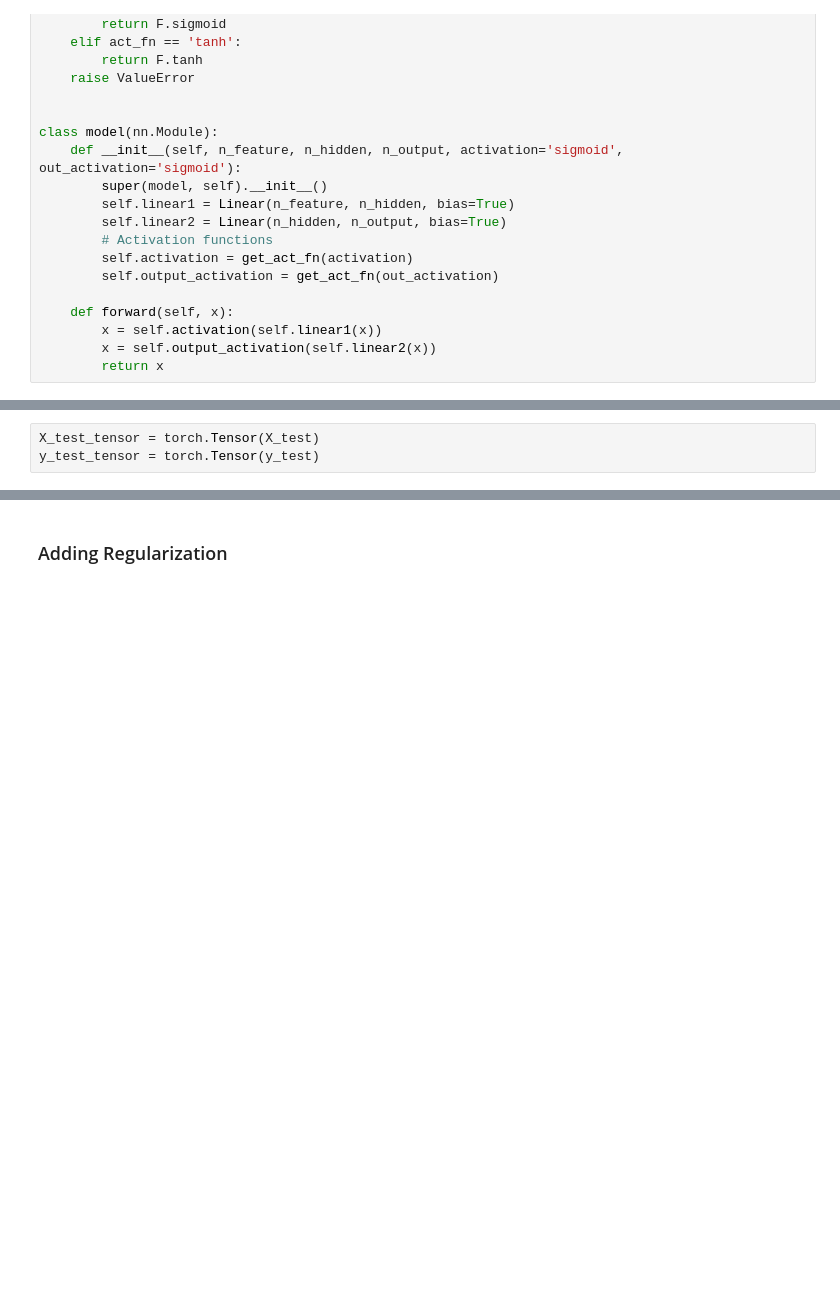
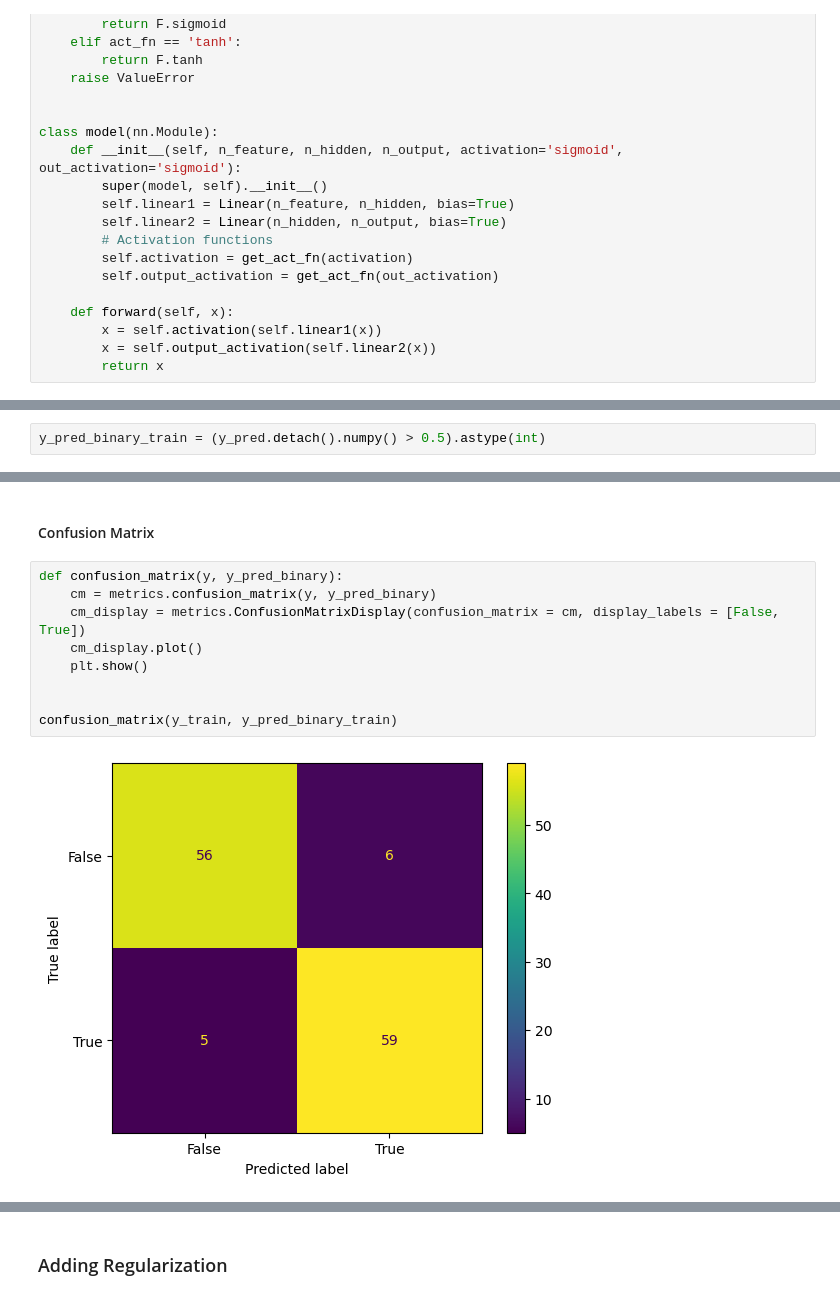
Before and after one commit to thuvu17/ml-train-heart-attack, a Jupyter notebook: heart_attack_NN.ipynb, the cells around one changed output, grey strips where cells are left out. Saved outputs shown, nothing was run; the diff lists cells and outputs as text; blank space fills up the shorter version.

```diff
--- a/heart_attack_NN.ipynb
+++ b/heart_attack_NN.ipynb
@@ -144,0 +172,2 @@ for epoch in range(10000):
+# %%
+y_pred_binary_train = (y_pred.detach().numpy() > 0.5).astype(int)
@@ -153,3 +207,13 @@ plt.show()
-# %%
-X_test_tensor = torch.Tensor(X_test)
-y_test_tensor = torch.Tensor(y_test)
+# %% [markdown]
+#### Confusion Matrix
+# %%
+def confusion_matrix(y, y_pred_binary):
+    cm = metrics.confusion_matrix(y, y_pred_binary)
+    cm_display = metrics.ConfusionMatrixDisplay(confusion_matrix = cm, display_labels = [False, True])
+    cm_display.plot()
+    plt.show()
+
+
+confusion_matrix(y_train, y_pred_binary_train)
+# %% [output]
+[figure, added]
```
Also changed, not shown: parts of 30 cells of this notebook.
